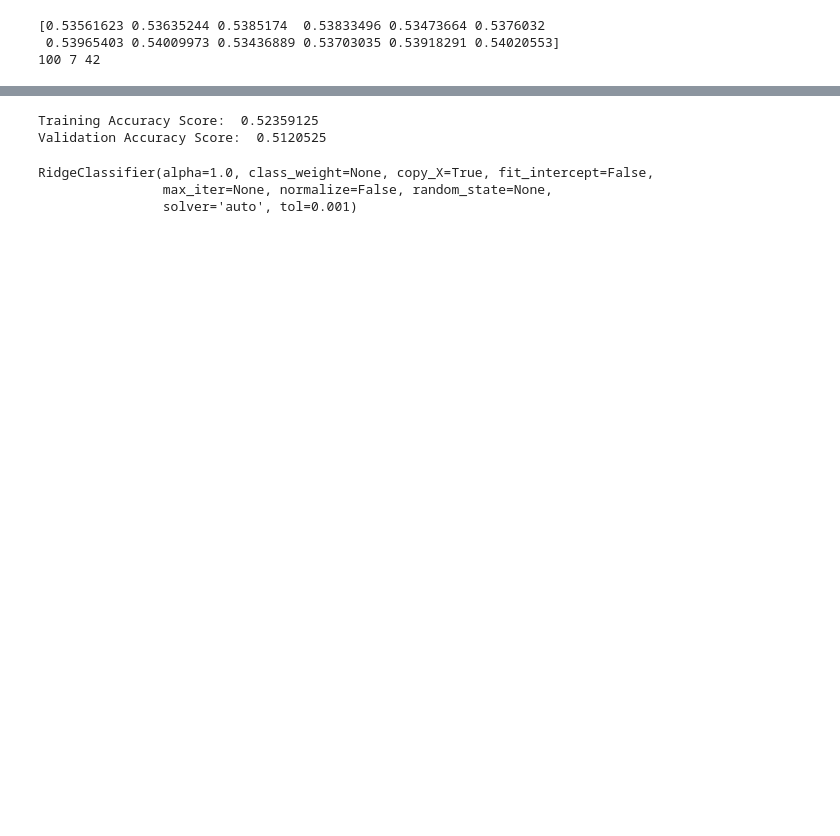
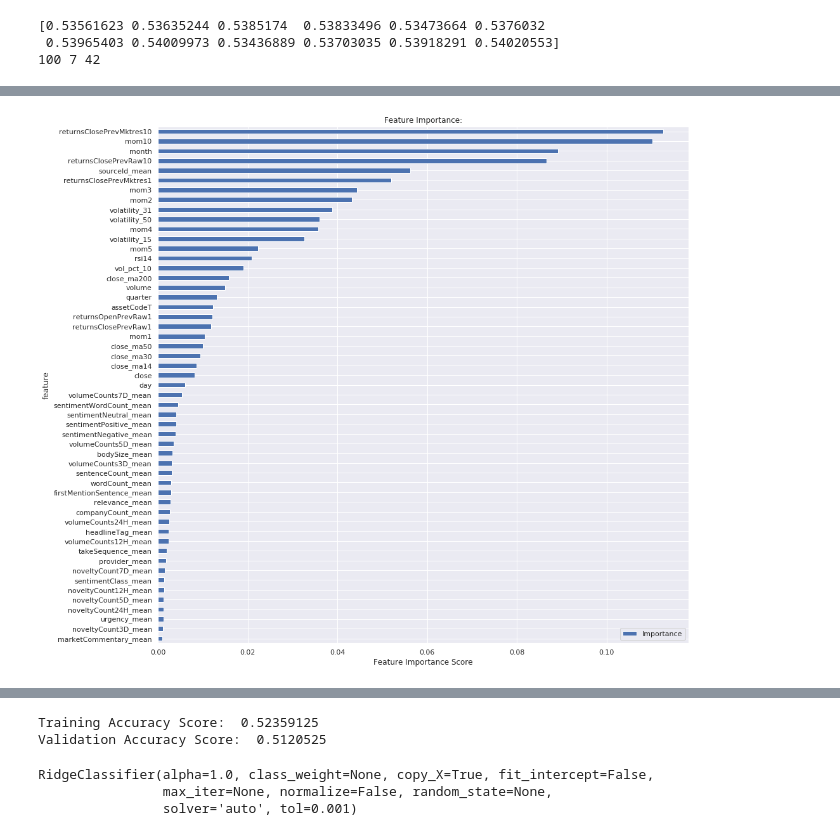
Before and after one commit to namnnb47/predict-stock, a Jupyter notebook: vef_2sigma_modeling.ipynb, the cells around one changed output, grey strips where cells are left out. Cells and saved outputs as stored; diff of their text form; code cells hidden in the pictures; blank space fills up the shorter version.

```diff
--- a/vef_2sigma_modeling.ipynb
+++ b/vef_2sigma_modeling.ipynb
@@ -324,0 +499,5 @@ def print_accuracy(model, x, y, x_val, y_val):
+# %%
+df_null_list = df.columns[df.isna().any()].tolist()
+imp = Imputer(missing_values='NaN', strategy='median', axis=0)
+imp = imp.fit(df[df_null_list])
+df[df_null_list] = imp.transform(df[df_null_list])
@@ -325,6 +515,6 @@ def print_accuracy(model, x, y, x_val, y_val):
 # %%
 
-X_train_sample, y_train_sample, X_val_sample, y_val_sample = temploral_split(ts_df.iloc[-2000000:], 'returnsOpenNextMktres10')
+X_train_sample, y_train_sample, r_t,time_t, X_val_sample, y_val_sample, r_v, time_v = temploral_split(df.iloc[-2000000:], 'returnsOpenNextMktres10')
 print(f'X_train_sample: {X_train_sample.shape}')
 print(f'X_val_sample: {X_val_sample.shape}')
 # %% [output]
@@ -378,0 +591,17 @@ Validation Accuracy Score:  0.54268
+# %%
+# Feature Importance
+title = 'Feature Importance:'
+figsize = (15, 15)
+
+feat_imp = pd.DataFrame({'Importance':rfc.feature_importances_})
+feat_imp['feature'] = X_train_sample.columns
+feat_imp.sort_values(by='Importance', ascending=False, inplace=True)
+feat_imp = feat_imp
+
+feat_imp.sort_values(by='Importance', inplace=True)
+feat_imp = feat_imp.set_index('feature', drop=True)
+feat_imp.plot.barh(title=title, figsize=figsize)
+plt.xlabel('Feature Importance Score')
+plt.show()
+# %% [output]
+[figure, added]
```
Also changed, not shown: parts of 52 cells of this notebook.
